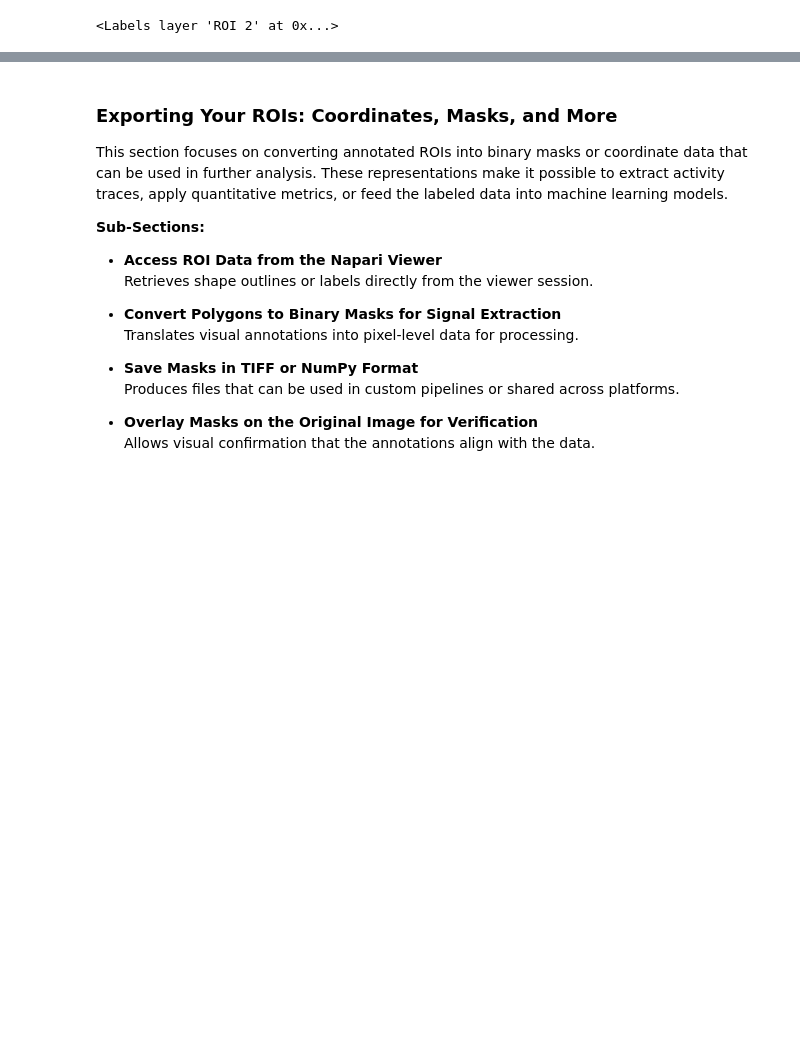
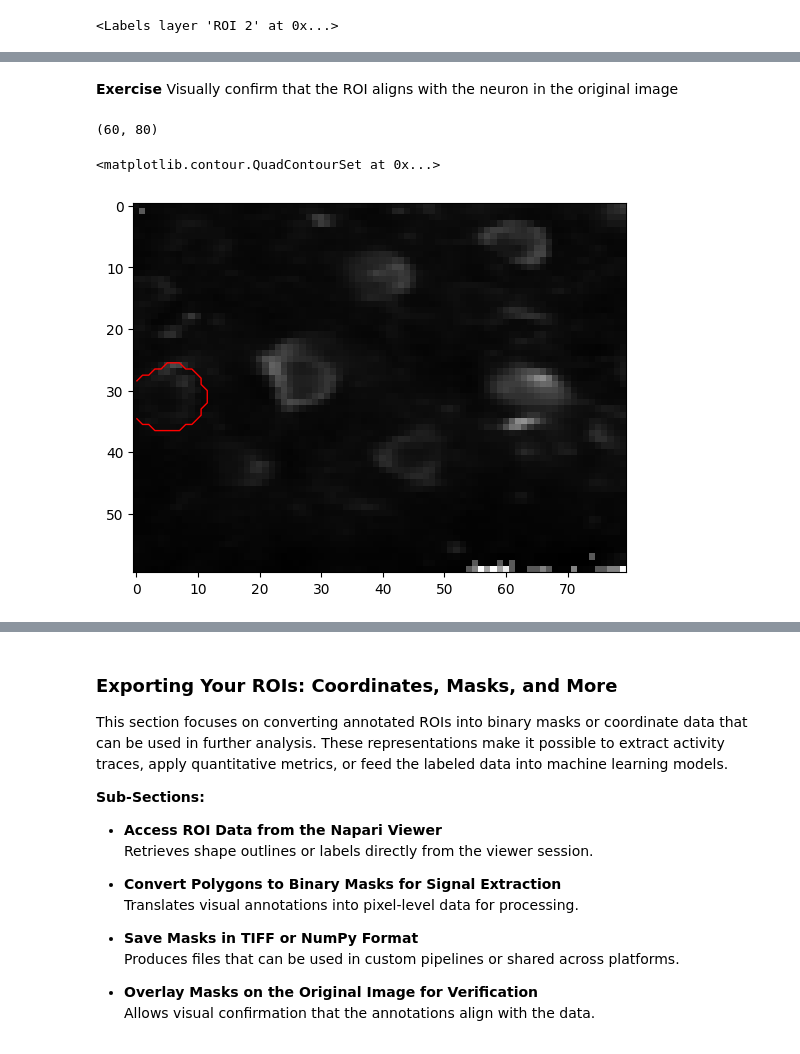
Before and after one commit to sangeethankumar/Courses, a Jupyter notebook: CalciumImaging/Draft1/05. Napari GUI from the Notebook.ipynb, the cells around one changed output, grey strips where cells are left out. Saved outputs shown, nothing was run; the diff lists cells and outputs as text; code cells hidden in the pictures; blank space fills up the shorter version.

```diff
--- a/CalciumImaging/Draft1/05. Napari GUI from the Notebook.ipynb
+++ b/CalciumImaging/Draft1/05. Napari GUI from the Notebook.ipynb
@@ -165,0 +152,2 @@ This section covers how to label multiple neurons in a single imaging field usin
+# %%
+viewer = napari.Viewer()
@@ -165,0 +156,3 @@ This section covers how to label multiple neurons in a single imaging field usin
+# %%
+std_proj = np.std(movie, axis=0)
+viewer.add_image(std_proj, name='Std Projection', colormap='gray')
@@ -165,0 +181,14 @@ This section covers how to label multiple neurons in a single imaging field usin
+# %% [markdown]
+**Exercise** Visually confirm that the ROI aligns with the neuron in the original image
+# %%
+labels = viewer.layers['roi'].data
+labels.shape
+# %% [output]
+(60, 80)
+# %%
+mask = (labels == 1)
+plt.imshow(movie.std(axis=0), cmap='gray')
+plt.contour(mask, colors='r', linewidths=1)
+# %% [output]
+<matplotlib.contour.QuadContourSet at 0x...>
+[figure, added]
```
Also changed, not shown: parts of 10 cells of this notebook.
